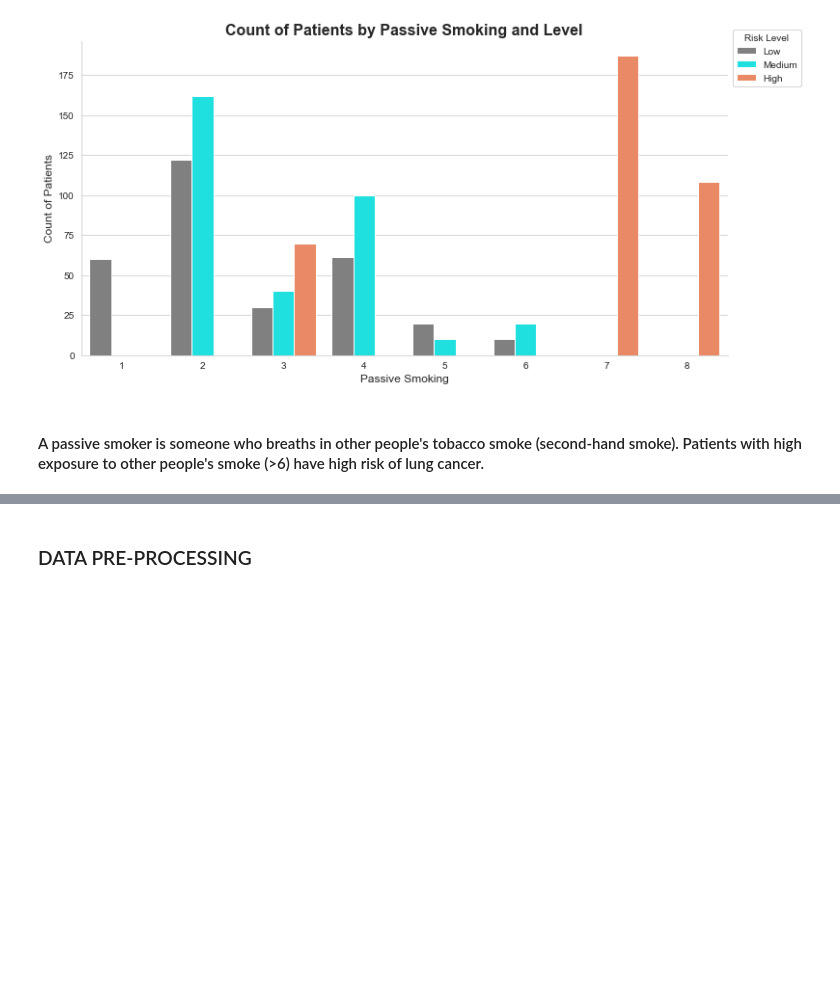
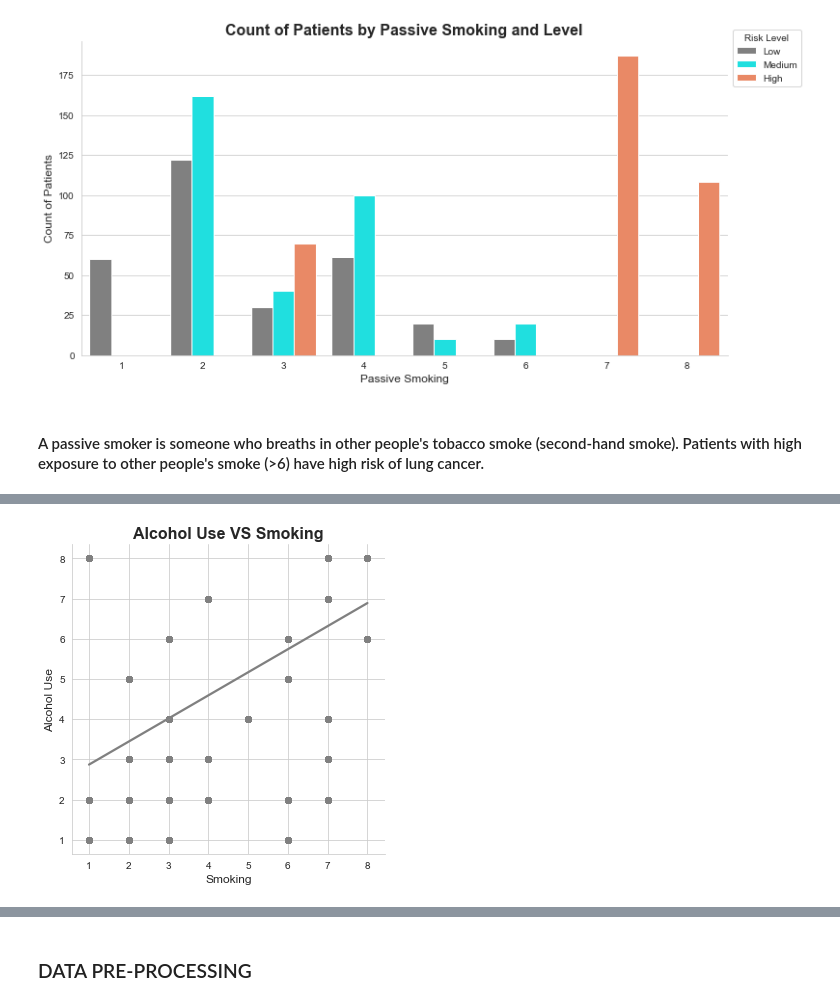
Before and after one commit to Lehita/PROJECTS, a Jupyter notebook: Lung Cancer Risk Prediction/Lung Cancer Project.ipynb, the cells around one changed output, grey strips where cells are left out. Cells and saved outputs as stored; diff of their text form; code cells hidden in the pictures; blank space fills up the shorter version.

```diff
--- a/Lung Cancer Risk Prediction/Lung Cancer Project.ipynb
+++ b/Lung Cancer Risk Prediction/Lung Cancer Project.ipynb
@@ -323,0 +366,8 @@ plt.show()
+# %%
+sns.lmplot(x="Smoking",y="Alcohol_use",data=data,ci=False,scatter_kws={"color":"grey"},line_kws={"color":"grey"})
+plt.title("Alcohol Use VS Smoking",fontsize=16,fontweight='bold')
+plt.ylabel("Alcohol Use",fontsize=12)
+plt.xlabel("Smoking",fontsize=12)
+plt.show()
+# %% [output]
+[figure, added]
```
Also changed, not shown: parts of 7 cells of this notebook, 1 other file.
